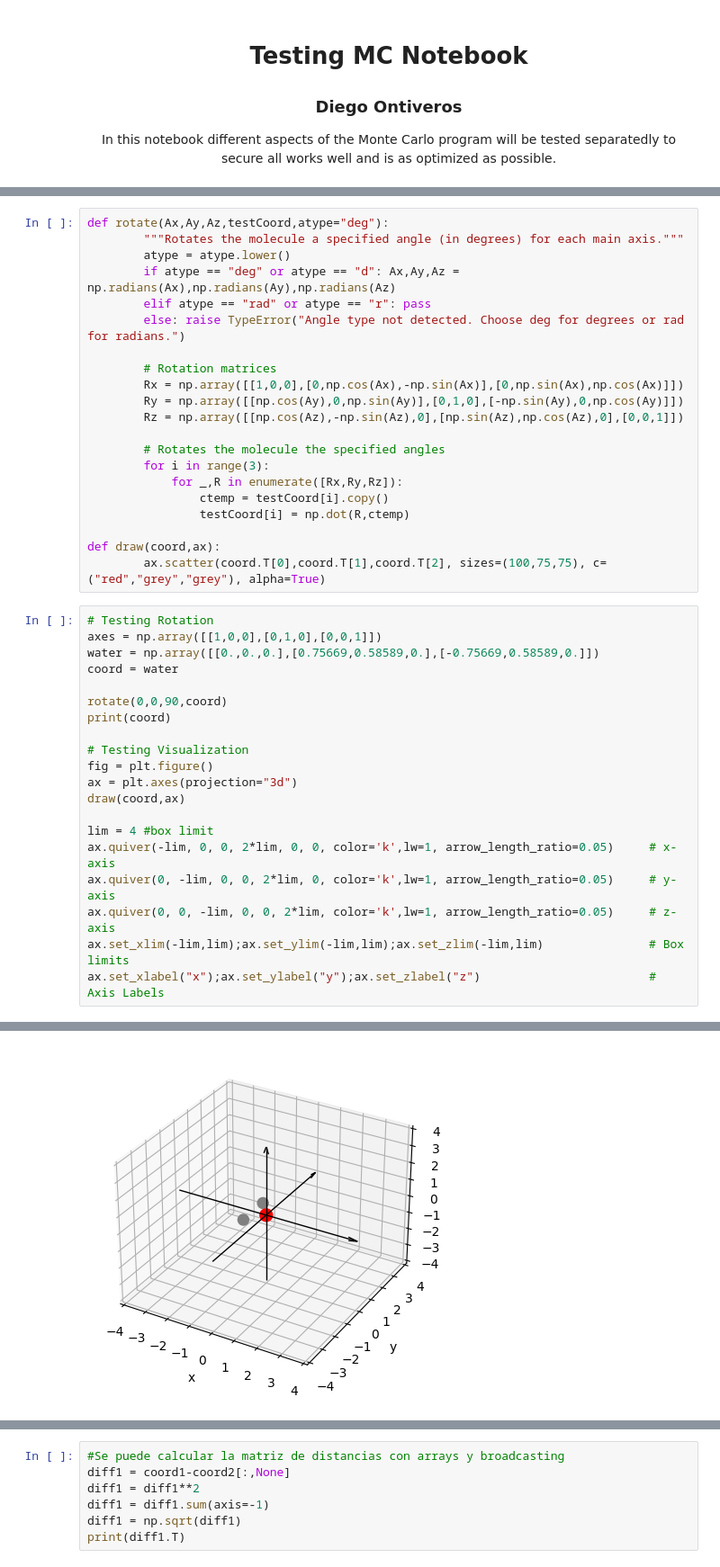
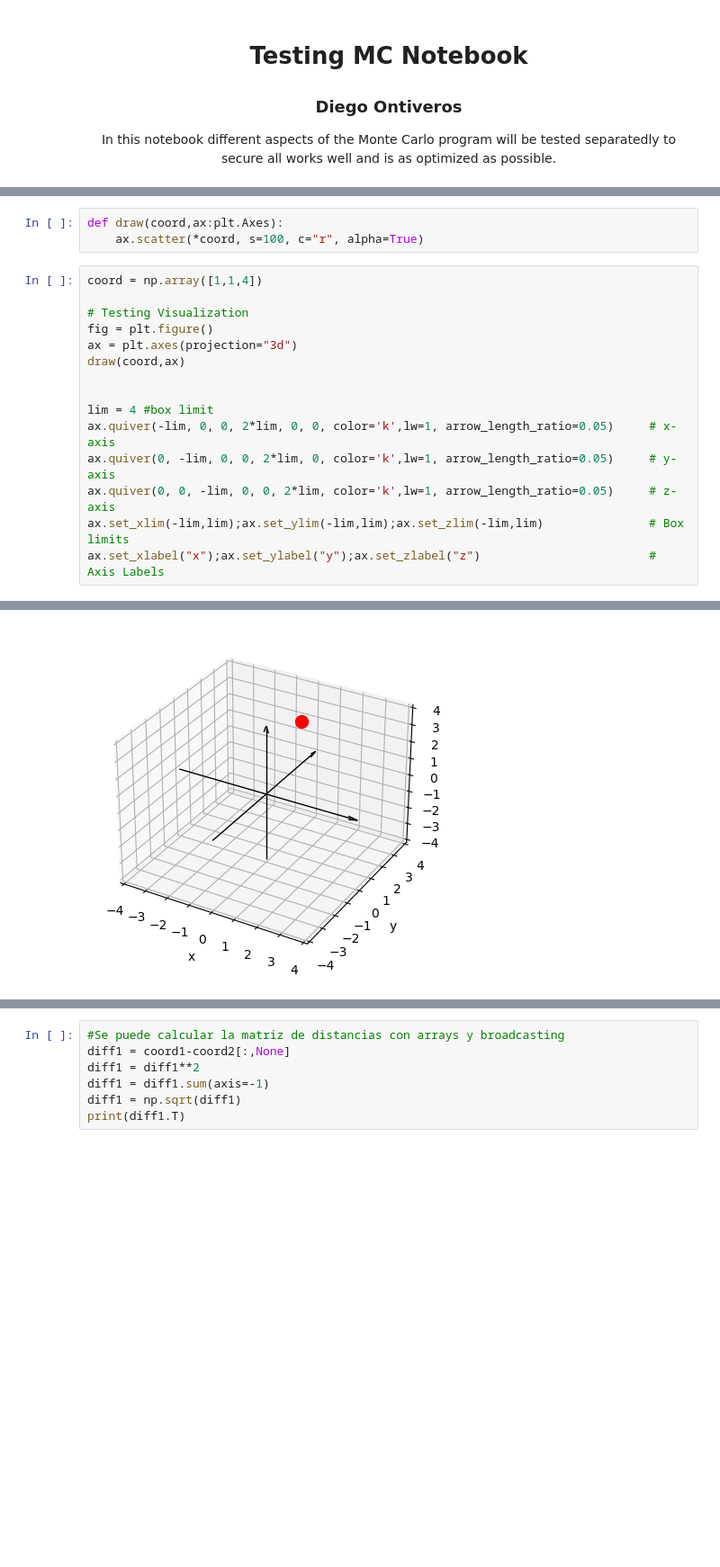
Before and after one commit to diegonti/ICC, a Jupyter notebook: Final Project/testingMC copy.ipynb, the cells around one changed output, grey strips where cells are left out. Shown: that part at 90% size. Cells and saved outputs as stored; diff of their text form; blank space fills up the shorter version.

Commit message:
Final project in progress. Performes well MC initial sampling, yet to implement metropolis and object copy.

```diff
--- a/Final Project/testingMC copy.ipynb
+++ b/Final Project/testingMC copy.ipynb
@@ -13,37 +116,14 @@ Testing the rotation matrices and visualization of coordinates
-# %%
-def rotate(Ax,Ay,Az,testCoord,atype="deg"):
-        """Rotates the molecule a specified angle (in degrees) for each main axis."""
-        atype = atype.lower()
-        if atype == "deg" or atype == "d": Ax,Ay,Az = np.radians(Ax),np.radians(Ay),np.radians(Az)
-        elif atype == "rad" or atype == "r": pass
-        else: raise TypeError("Angle type not detected. Choose deg for degrees or rad for radians.")
-
-        # Rotation matrices
-        Rx = np.array([[1,0,0],[0,np.cos(Ax),-np.sin(Ax)],[0,np.sin(Ax),np.cos(Ax)]])
-        Ry = np.array([[np.cos(Ay),0,np.sin(Ay)],[0,1,0],[-np.sin(Ay),0,np.cos(Ay)]])
-        Rz = np.array([[np.cos(Az),-np.sin(Az),0],[np.sin(Az),np.cos(Az),0],[0,0,1]])
-
-        # Rotates the molecule the specified angles
-        for i in range(3):
-            for _,R in enumerate([Rx,Ry,Rz]):
-                ctemp = testCoord[i].copy()
-                testCoord[i] = np.dot(R,ctemp)
-
-def draw(coord,ax):
-        ax.scatter(coord.T[0],coord.T[1],coord.T[2], sizes=(100,75,75), c=("red","grey","grey"), alpha=True)
+# %%
+def draw(coord,ax:plt.Axes):
+    ax.scatter(*coord, s=100, c="r", alpha=True)
 # %%
-# Testing Rotation
-axes = np.array([[1,0,0],[0,1,0],[0,0,1]])
-water = np.array([[0.,0.,0.],[0.75669,0.58589,0.],[-0.75669,0.58589,0.]])
-coord = water
-
-rotate(0,0,90,coord)
-print(coord)
+coord = np.array([1,1,4])
 
 # Testing Visualization
 fig = plt.figure()
 ax = plt.axes(projection="3d")
 draw(coord,ax)
+
 
 lim = 4 #box limit
 ax.quiver(-lim, 0, 0, 2*lim, 0, 0, color='k',lw=1, arrow_length_ratio=0.05)     # x-axis
@@ -59 +136 @@ Text(0.5, 0, 'z')
-[figure, old version]
+[figure, new version]
```
Also changed, not shown: parts of 22 cells of this notebook, 5 other files.
